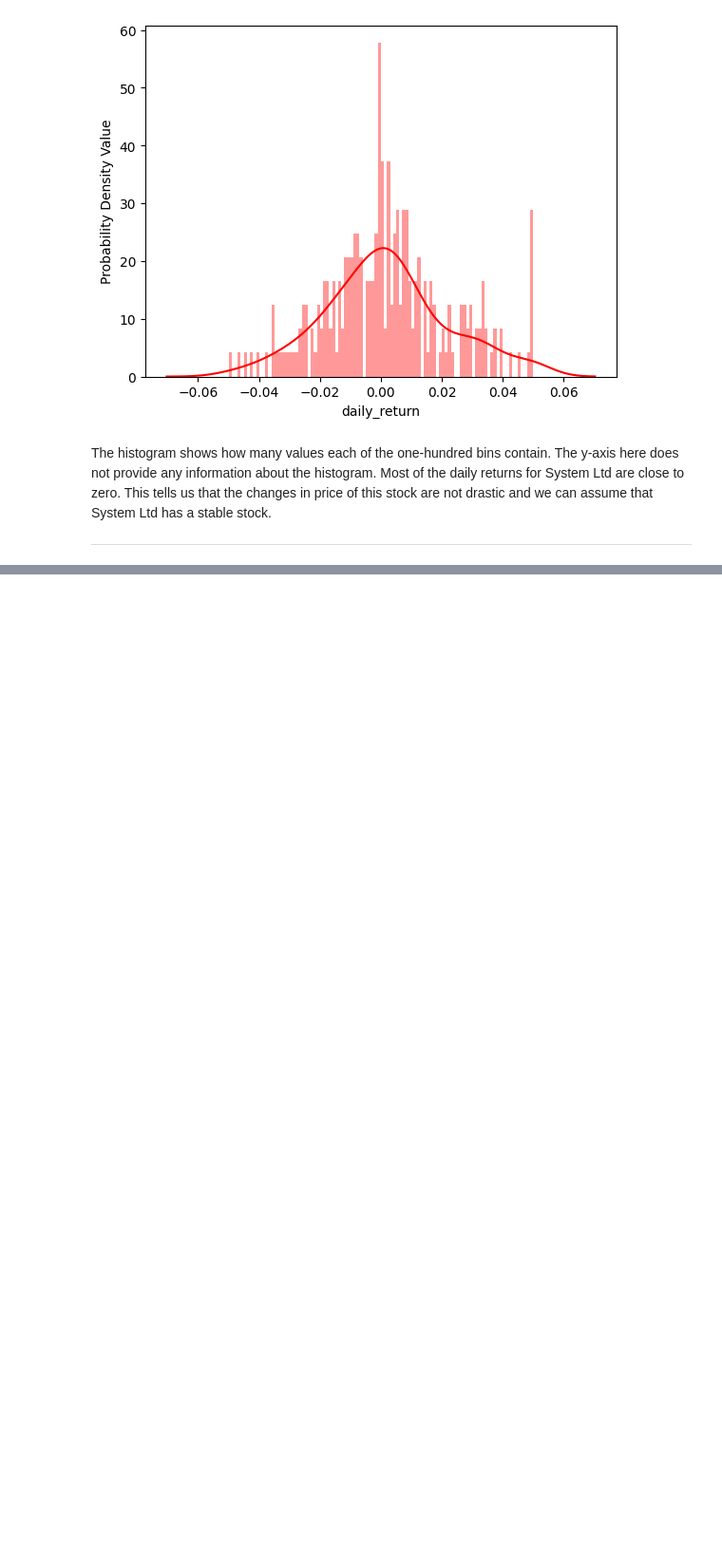
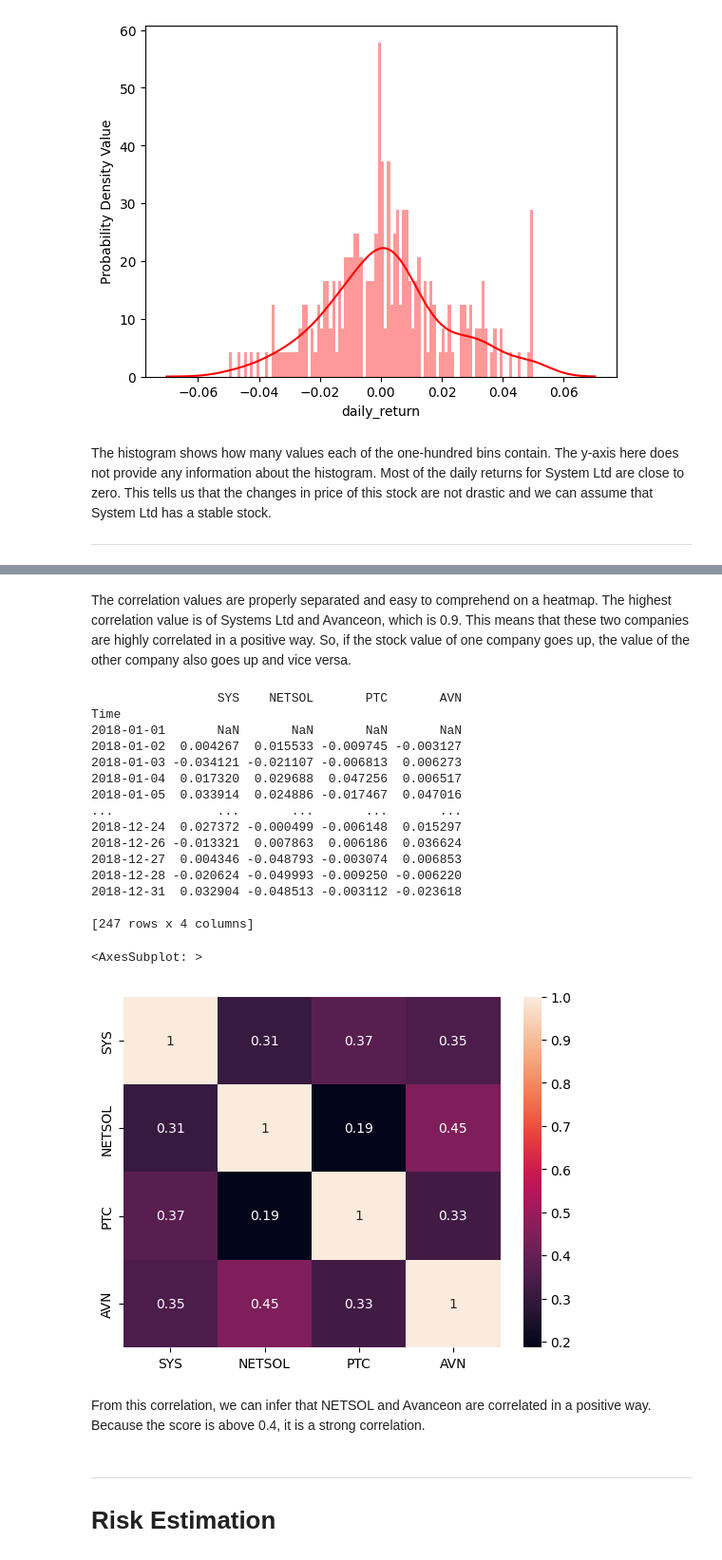
Before and after one commit to Swellisgood/data-virtuoso-python, a Jupyter notebook: stock-market-analysis/stock.ipynb, the cells around one changed output, grey strips where cells are left out. Shown: that part at 95% size. Cells and saved outputs as stored; diff of their text form; code cells hidden in the pictures; blank space fills up the shorter version.

```diff
--- a/stock-market-analysis/stock.ipynb
+++ b/stock-market-analysis/stock.ipynb
@@ -76,0 +136,32 @@ The histogram shows how many values each of the one-hundred bins contain. The y-
+# %% [markdown]
+The correlation values are properly separated and easy to comprehend on a heatmap. The highest correlation value is of Systems Ltd and Avanceon, which is 0.9. This means that these two companies are highly correlated in a positive way. So, if the stock value of one company goes up, the value of the other company also goes up and vice versa.
+# %%
+all_returns = df.pct_change()
+print(all_returns)
+
+corr = (all_returns.dropna()).corr()
+sns.heatmap(corr, annot = True)
+# %% [output]
+                 SYS    NETSOL       PTC       AVN
+Time
+2018-01-01       NaN       NaN       NaN       NaN
+2018-01-02  0.004267  0.015533 -0.009745 -0.003127
+2018-01-03 -0.034121 -0.021107 -0.006813  0.006273
+2018-01-04  0.017320  0.029688  0.047256  0.006517
+2018-01-05  0.033914  0.024886 -0.017467  0.047016
+...              ...       ...       ...       ...
+2018-12-24  0.027372 -0.000499 -0.006148  0.015297
+2018-12-26 -0.013321  0.007863  0.006186  0.036624
+2018-12-27  0.004346 -0.048793 -0.003074  0.006853
+2018-12-28 -0.020624 -0.049993 -0.009250 -0.006220
+2018-12-31  0.032904 -0.048513 -0.003112 -0.023618
+
+[247 rows x 4 columns]
+<AxesSubplot: >
+[figure, added]
+# %% [markdown]
+From this correlation, we can infer that NETSOL and Avanceon are correlated in a positive way. Because the score is above 0.4, it is a strong correlation.
+# %% [markdown]
+---
+
+# Risk Estimation
```
Also changed, not shown: parts of 16 cells of this notebook, 1 other file.
